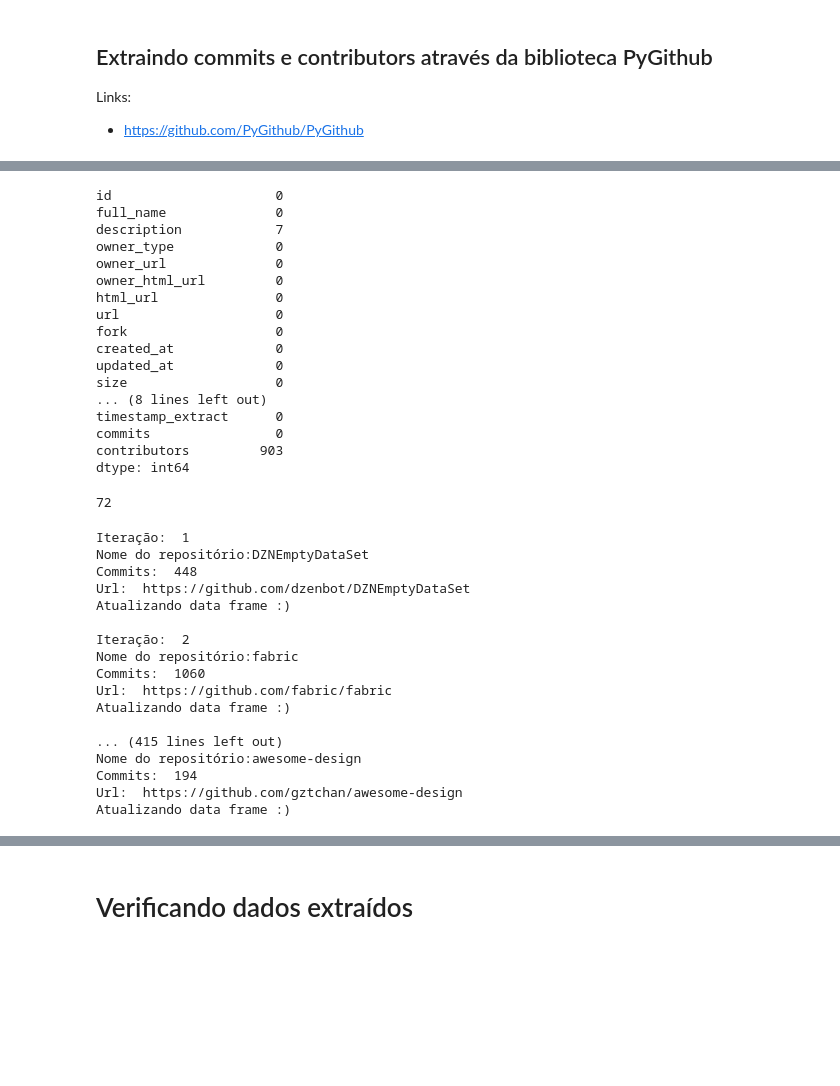
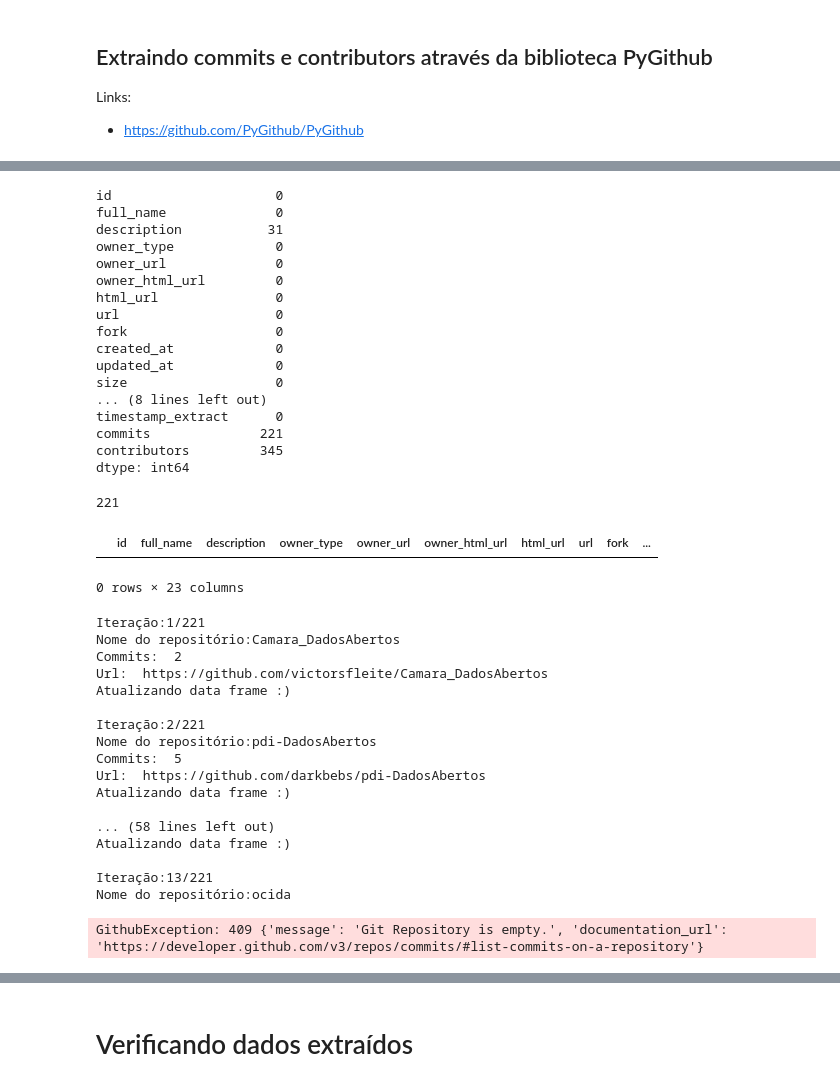
Before and after one commit to Lorenaps/caracterizacao-dados-abertos-gov, a Jupyter notebook: extracao/search_github_api.ipynb, the cells around one changed output, grey strips where cells are left out. Saved outputs shown, nothing was run; the diff lists cells and outputs as text; code cells hidden in the pictures; blank space fills up the shorter version.

Commit message:
Busca para repositórios com a palvra chave dados abertos

```diff
--- a/extracao/search_github_api.ipynb
+++ b/extracao/search_github_api.ipynb
@@ -225,7 +244,7 @@ token = 'token'
 # %%
 g = Github(token)
 # %%
-resultados_update = pd.read_csv('../dados/repositorios.csv')
+resultados_update = pd.read_csv('../dados/repositorios_update.csv')
 resultados_update.head()
 # %% [output]
 |  | id | full_name | description | owner_type | owner_url | owner_html_url | html_url | url | fork | ... |
@@ -240,7 +259,7 @@ resultados_update.isna().sum()
 # %% [output]
 id                     0
 full_name              0
-description            7
+description           31
 owner_type             0
 owner_url              0
 owner_html_url         0
@@ -252,8 +271,8 @@ updated_at             0
 size                   0
 ... (8 lines left out)
 timestamp_extract      0
-commits                0
-contributors         903
+commits              221
+contributors         345
 dtype: int64
 # %%
 def get_contributors(url_repo):
@@ -290,12 +309,17 @@ def get_contributors_with_seleium(url_repo):
 id_repos = resultados_update.loc[resultados_update['commits'].isnull()]['id']
 len(id_repos)
 # %% [output]
-72
+221
+# %%
+resultados_update.loc[resultados_update['full_name'] == 'Api-DadosAbertos-Eventos']
+# %% [output]
+|  | id | full_name | description | owner_type | owner_url | owner_html_url | html_url | url | fork | ... |
+0 rows × 23 columns
 # %%
 it = 0
 total = len(id_repos)
 
-for id_repo in id_repos:
+for id_repo in id_repos[1:]:
 
     it = it + 1
     print("\nIteração:{0}/{1}".format(it, total))
@@ -314,23 +338,24 @@ for id_repo in id_repos:
 
     resultados_update.to_csv('../dados/repositorios_update.csv', index=False)
 # %% [output]
-Iteração:  1
-Nome do repositório:DZNEmptyDataSet
-Commits:  448
-Url:  https://github.com/dzenbot/DZNEmptyDataSet
+Iteração:1/221
+Nome do repositório:Camara_DadosAbertos
+Commits:  2
+Url:  https://github.com/victorsfleite/Camara_DadosAbertos
 Atualizando data frame :)
 
-Iteração:  2
-Nome do repositório:fabric
-Commits:  1060
-Url:  https://github.com/fabric/fabric
+Iteração:2/221
+Nome do repositório:pdi-DadosAbertos
+Commits:  5
+Url:  https://github.com/darkbebs/pdi-DadosAbertos
 Atualizando data frame :)
 
-... (415 lines left out)
-Nome do repositório:awesome-design
-Commits:  194
-Url:  https://github.com/gztchan/awesome-design
+... (58 lines left out)
 Atualizando data frame :)
+
+Iteração:13/221
+Nome do repositório:ocida
+GithubException: 409 {'message': 'Git Repository is empty.', 'documentation_url': 'https://developer.github.com/v3/repos/commits/#list-commits-on-a-repository'}
 # %%
 resultados_update = pd.read_csv('../dados/repositorios_update.csv')
 id_repos = resultados_update.loc[resultados_update['contributors'].isnull()]['id']
```
Also changed, not shown: parts of 19 cells of this notebook.
